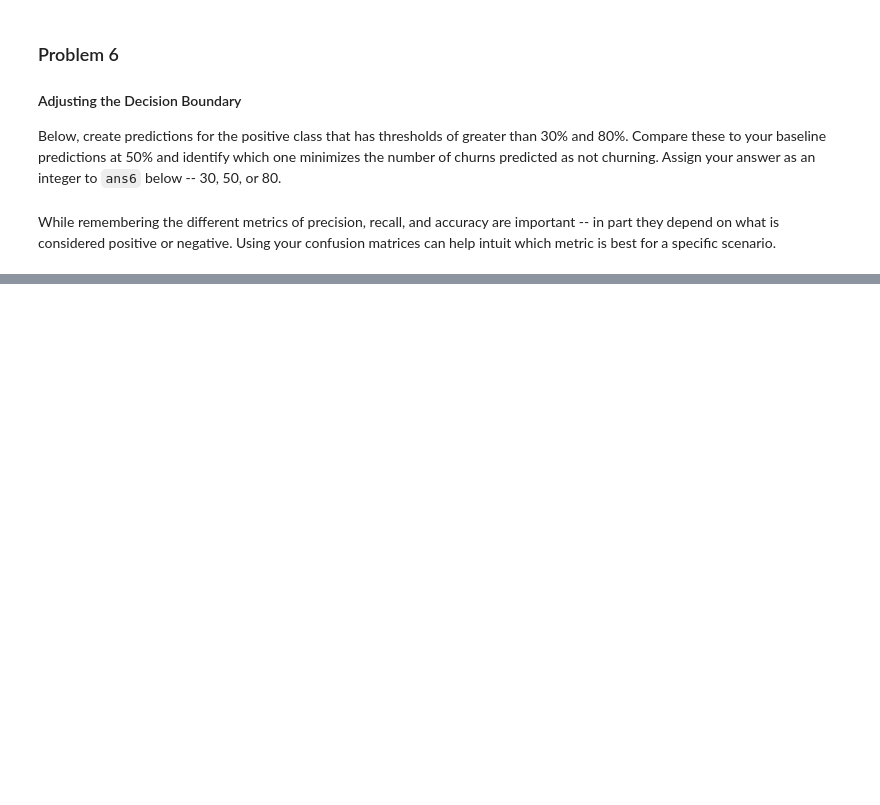
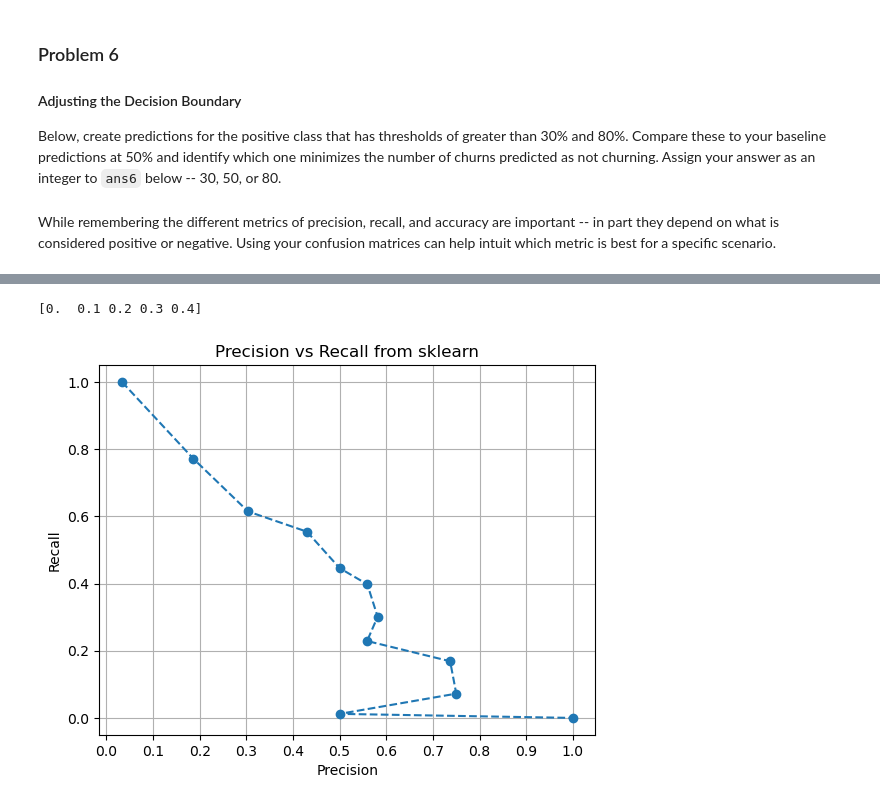
Before and after one commit to lis497/UCBerkeley-Haas-ML, a Jupyter notebook: M12/M12_2_Accuracy_Precision_Recall.ipynb, the cells around one changed output, grey strips where cells are left out. Saved outputs shown, nothing was run; the diff lists cells and outputs as text; code cells hidden in the pictures; blank space fills up the shorter version.

```diff
--- a/M12/M12_2_Accuracy_Precision_Recall.ipynb
+++ b/M12/M12_2_Accuracy_Precision_Recall.ipynb
@@ -504,0 +553,4 @@ While remembering the different metrics of precision, recall, and accuracy are i
+# %%
+knn_pipe = Pipeline([('transformer',transformer),
+                     ('knn',KNeighborsClassifier(n_neighbors = 10))])
+knn_pipe
@@ -504,0 +564,2 @@ While remembering the different metrics of precision, recall, and accuracy are i
+# %%
+knn_pipe.fit(X_train,y_train)
@@ -504,0 +578,3 @@ While remembering the different metrics of precision, recall, and accuracy are i
+# %%
+test_preds = knn_pipe.predict_proba(X_test)
+test_preds
@@ -504,0 +714,16 @@ While remembering the different metrics of precision, recall, and accuracy are i
+# %%
+precision, recall, boundaries = precision_recall_curve(y_test, test_preds[:, 1], pos_label='Yes')
+# %%
+print(boundaries[:5])
+# %% [output]
+[0.  0.1 0.2 0.3 0.4]
+# %%
+
+plt.plot(precision, recall, '--o')
+plt.xticks(boundaries);
+plt.grid()
+plt.ylabel('Recall')
+plt.xlabel('Precision')
+plt.title('Precision vs Recall from sklearn');
+# %% [output]
+[figure, added]
```
Also changed, not shown: parts of 33 cells of this notebook.
